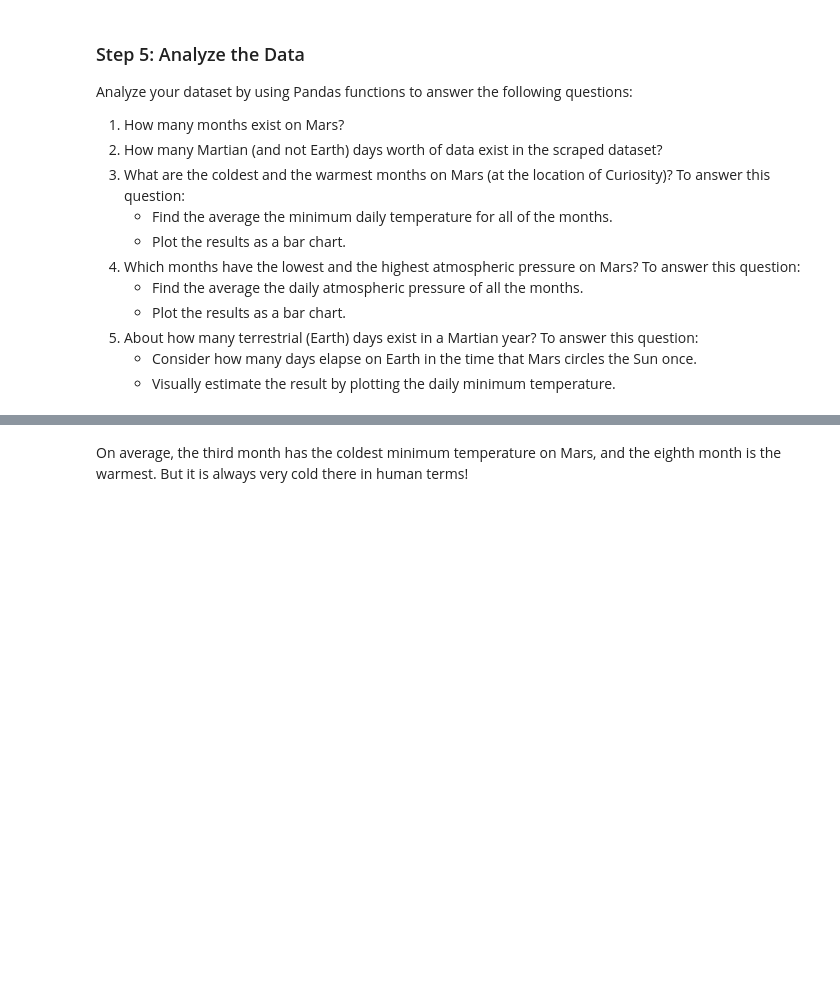
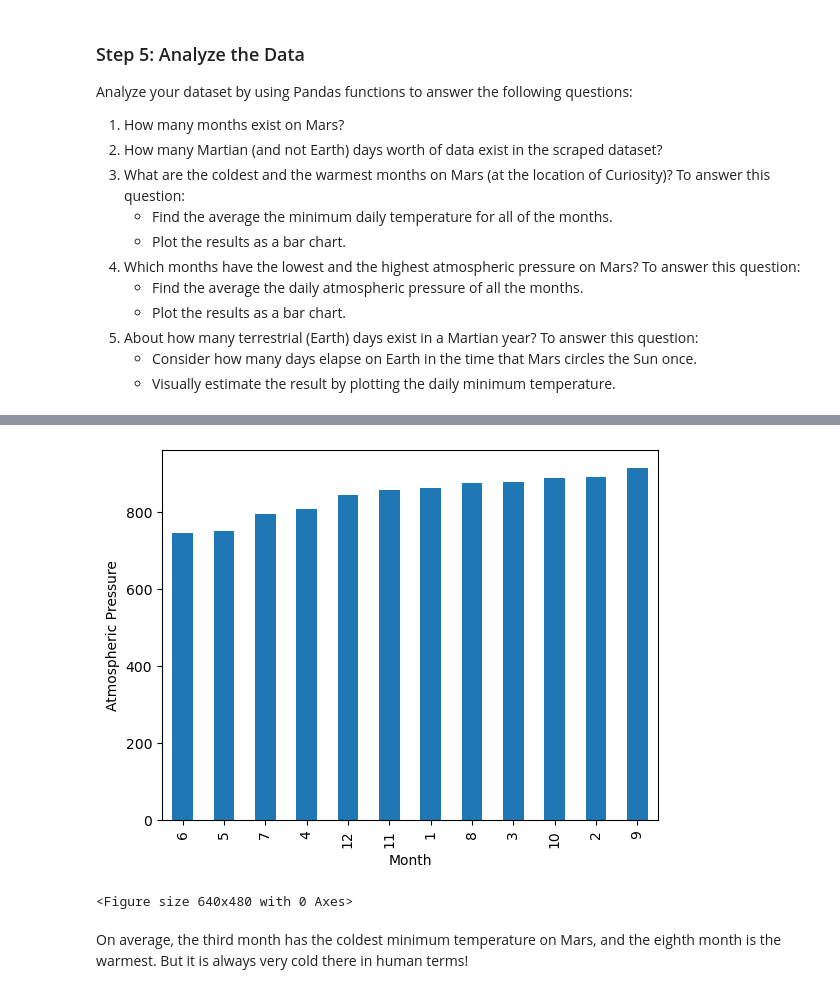
Before and after one commit to rooprg/scraping_challenge_mars_news_weather, a Jupyter notebook: part_2_mars_weather_roop.ipynb, the cells around one changed output, grey strips where cells are left out. Cells and saved outputs as stored; diff of their text form; code cells hidden in the pictures; blank space fills up the shorter version.

```diff
--- a/part_2_mars_weather_roop.ipynb
+++ b/part_2_mars_weather_roop.ipynb
@@ -165,2 +203,4 @@ Analyze your dataset by using Pandas functions to answer the following questions
 # %%
 # 4. Average pressure by Martian month
+pressure_average = modified_mars_df.groupby("month")["pressure"].mean()
+pressure_average
@@ -169,3 +222,15 @@ Analyze your dataset by using Pandas functions to answer the following questions
+# %%
+# Plot the average pressure by month
+sorted_pressure_average = pressure_average.sort_values(ascending=True)
+
+sorted_pressure_chart = sorted_pressure_average.plot(kind="bar")
+sorted_pressure_chart.set_xlabel("Month")
+sorted_pressure_chart.set_ylabel("Atmospheric Pressure")
+plt.show()
+plt.tight_layout()
+# %% [output]
+[figure, added]
+<Figure size 640x480 with 0 Axes>
 # %%
 # 5. How many terrestrial (earth) days are there in a Martian year?
 # %% [markdown]
```
Also changed, not shown: parts of 8 cells of this notebook.
